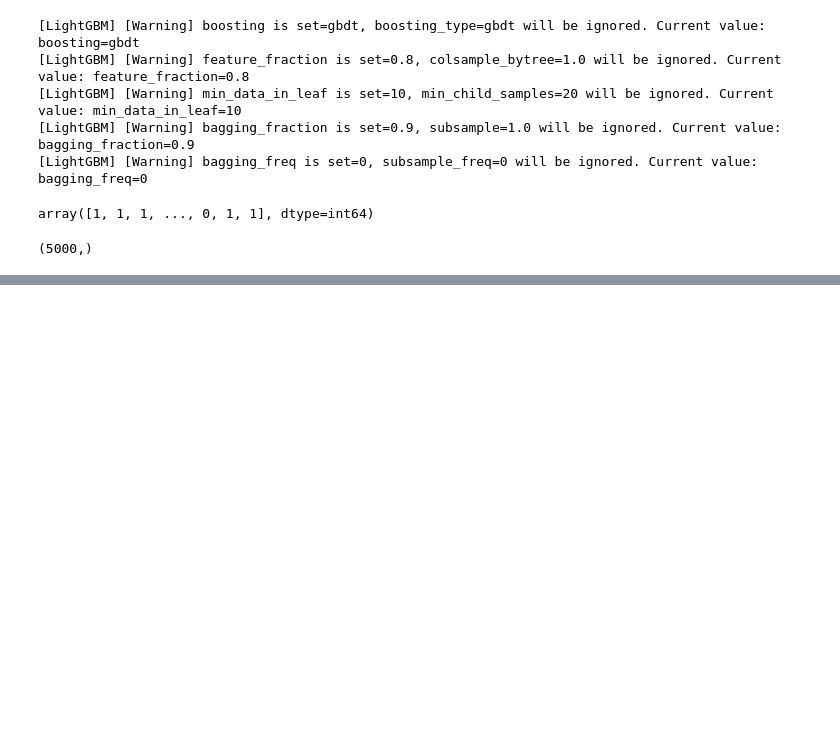
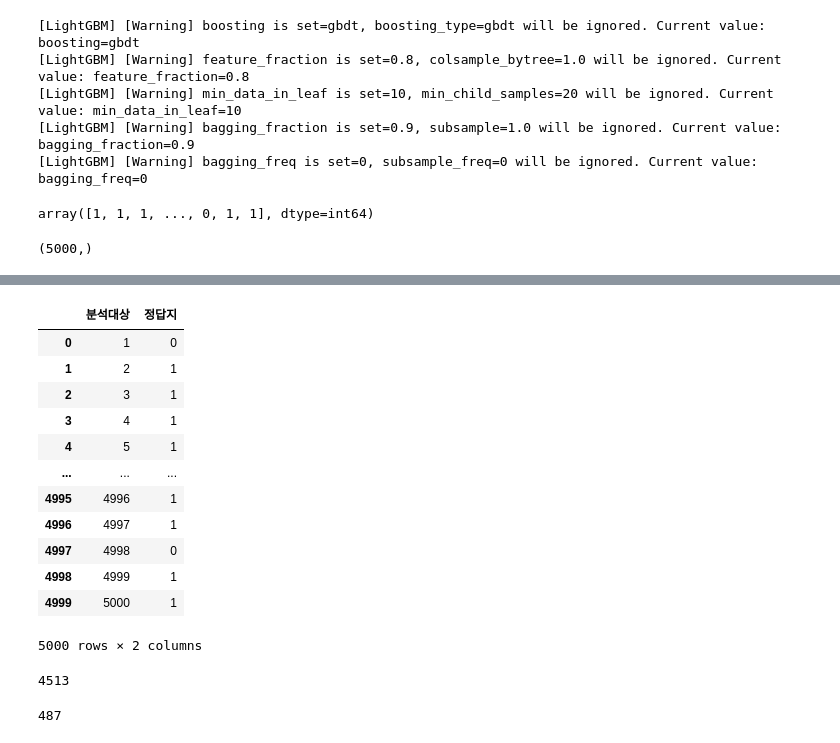
Before and after one commit to Hoseo-IELab/Hoseo_AI_Competition, a Jupyter notebook: Try_stackingEnsemble.ipynb, the cells around one changed output, grey strips where cells are left out. Saved outputs shown, nothing was run; the diff lists cells and outputs as text; code cells hidden in the pictures; blank space fills up the shorter version.

```diff
--- a/Try_stackingEnsemble.ipynb
+++ b/Try_stackingEnsemble.ipynb
@@ -209,0 +228,2 @@ sub.to_csv('sub.csv', index = 0, encoding='euc-kr')
+# %%
+sub_rf = pd.read_csv('rf_sub.csv', encoding='euc-kr')
@@ -209,0 +246,16 @@ sub.to_csv('sub.csv', index = 0, encoding='euc-kr')
+# %%
+sub_rf
+# %% [output]
+|  | 분석대상 | 정답지 |
+| 0 | 1 | 0 |
+| 1 | 2 | 1 |
+| 2 | 3 | 1 |
+| 3 | 4 | 1 |
+| 4 | 5 | 1 |
+| ... | ... | ... |
+| 4995 | 4996 | 1 |
+| 4996 | 4997 | 1 |
+| 4997 | 4998 | 0 |
+| 4998 | 4999 | 1 |
+| 4999 | 5000 | 1 |
+5000 rows × 2 columns
@@ -209,0 +268,8 @@ sub.to_csv('sub.csv', index = 0, encoding='euc-kr')
+# %%
+(compare['status']==0).sum()
+# %% [output]
+4513
+# %%
+(compare['status']==1).sum()
+# %% [output]
+487
```
Also changed, not shown: parts of 13 cells of this notebook, 8 other files.
